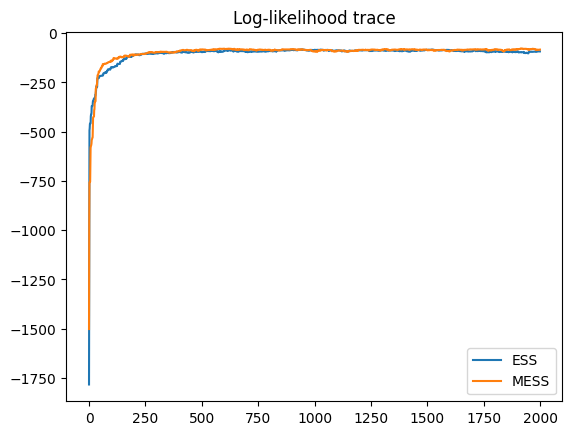
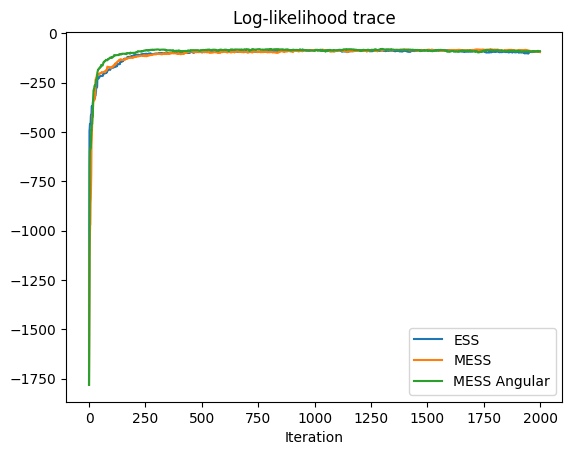
Unified diff of the notebook cell whose output changed from the first chart to the second:
--- before
+++ after
@@ -1,7 +1,10 @@
 ll_ess = np.array([problem.log_likelihood(x) for x in chain_ess])
 ll_mess = np.array([problem.log_likelihood(x) for x in chain_mess])
+ll_mess_ang = np.array([problem.log_likelihood(x) for x in chain_mess_ang])
 
 plt.plot(ll_ess[burn_in:], label="ESS")
 plt.plot(ll_mess[burn_in:], label="MESS")
+plt.plot(ll_mess_ang[burn_in:], label="MESS Angular")
+plt.xlabel("Iteration")
 plt.legend()
 plt.title("Log-likelihood trace")

Commit: implemented mess angular